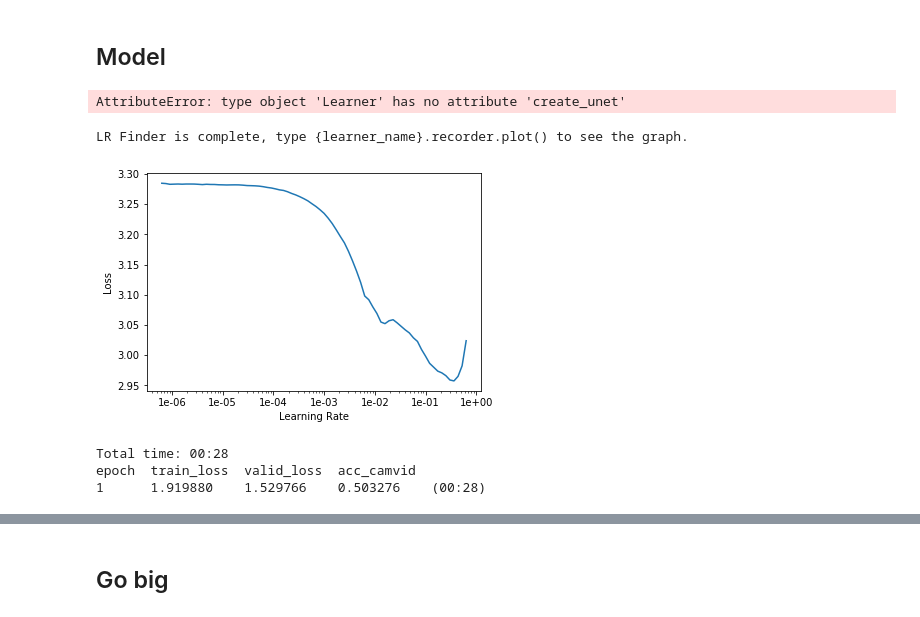
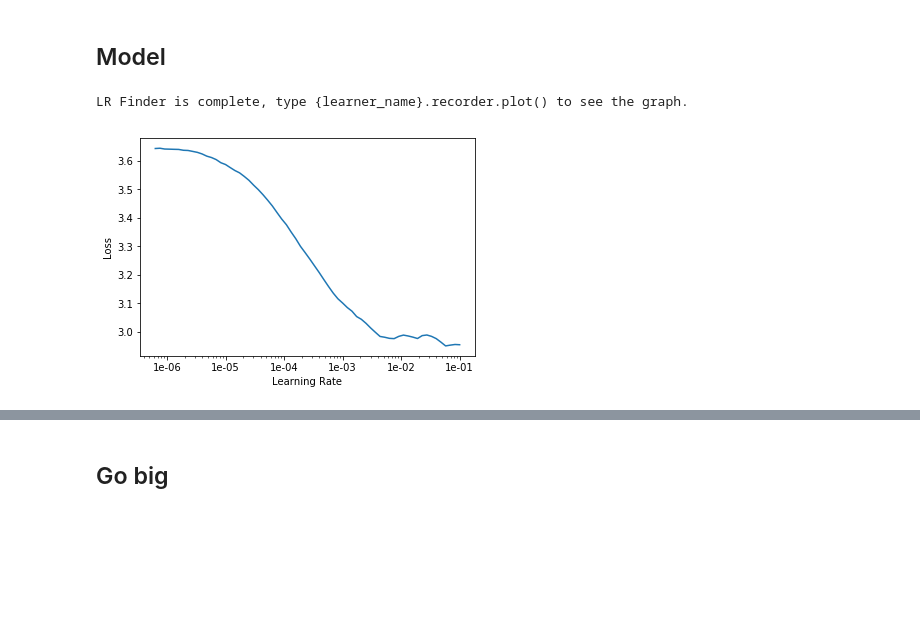
Before and after one commit to kasparlund/mammography, a Jupyter notebook: lesson3-camvid -CREB.ipynb, the cells around one changed output, grey strips where cells are left out. Saved outputs shown, nothing was run; the diff lists cells and outputs as text; code cells hidden in the pictures; blank space fills up the shorter version.

```diff
--- a/lesson3-camvid -CREB.ipynb
+++ b/lesson3-camvid -CREB.ipynb
@@ -174,15 +219,21 @@ class FocalLoss(nn.Module):
 # %%
 metrics=acc_camvid
 # metrics=accuracy
-# %%
-learn = Learner.create_unet(data, models.resnet34, metrics=metrics)
-#learn.loss_func= CrossEntropyBuckets()
-learn.loss_func= FocalLoss()
-# %% [output]
-AttributeError: type object 'Learner' has no attribute 'create_unet'
+# %%
+wd=1e-2
+learn = unet_learner(data, models.resnet34, metrics=metrics, wd=wd )
+#learn.loss_func = CrossEntropyBuckets(alfa=1., beta=.75, prClassLoss=True)
+#learn.loss_func= FocalLoss( prClassLoss=False)
+#learn.loss_func = DiceLoss(l1norm=True,  prClassLoss=True)
+#learn.loss_func = DiceLoss(l1norm=False, prClassLoss=True)
+#learn.loss_func = DiceLoss(l1norm=False, prClassLoss=False)
+learn.loss_func = DiceLoss(l1norm=True,  prClassLoss=False)
 # %%
+n = gc.collect()
+torch.cuda.empty_cache()
+
 lr_find(learn)
 learn.recorder.plot()
 # %% [output]
 LR Finder is complete, type {learner_name}.recorder.plot() to see the graph.
-[figure, old version]
+[figure, new version]
@@ -191,9 +242,5 @@ lr=1e-2
 # %%
-learn.fit_one_cycle(1, slice(lr), moms=(0.99,0.89))
+learn.fit_one_cycle(10, slice(lr), pct_start=0.9)
-# %% [output]
-Total time: 00:28
-epoch  train_loss  valid_loss  acc_camvid
-1      1.919880    1.529766    0.503276    (00:28)
 # %%
 learn.save('stage-1')
 # %%
```
Also changed, not shown: parts of 17 cells of this notebook, 2 other files.
